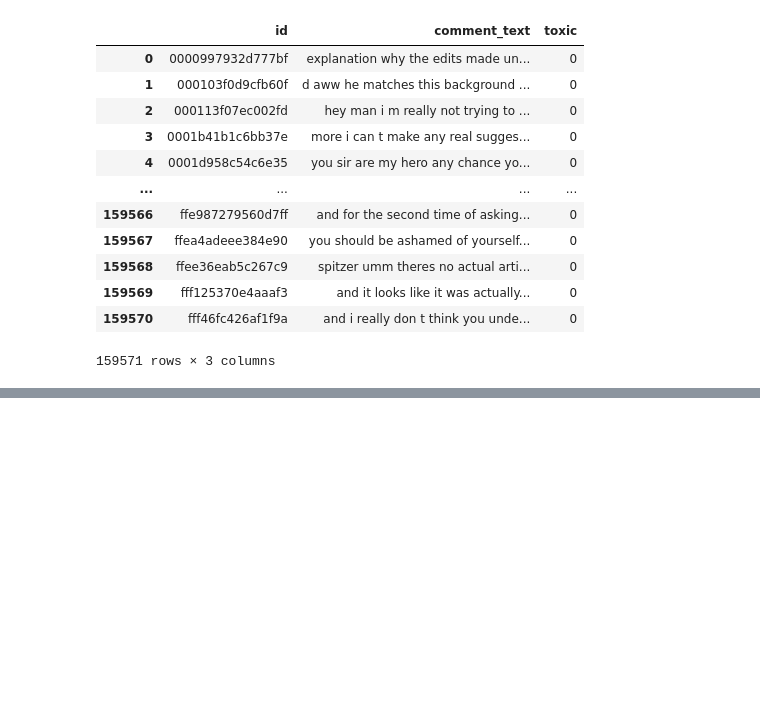
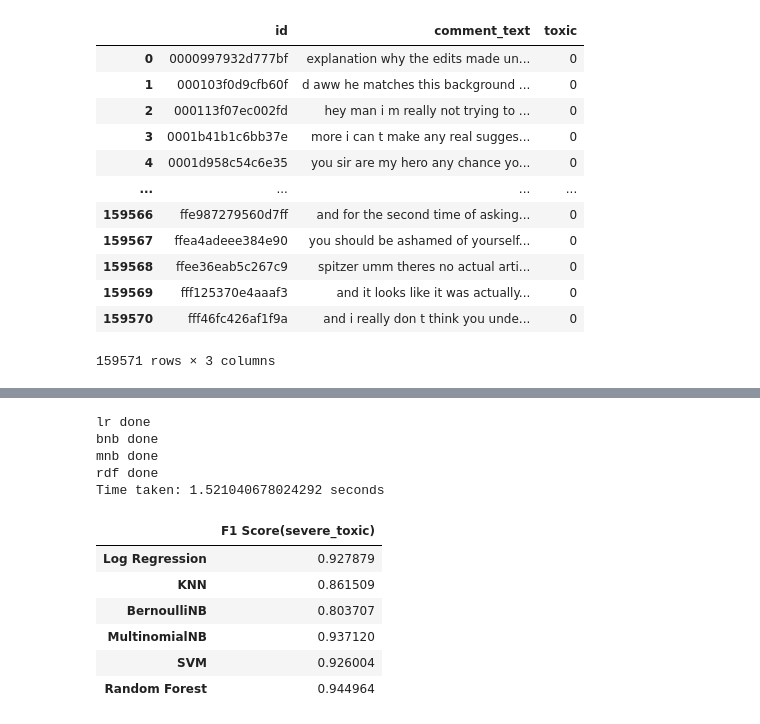
Before and after one commit to amiruddinsaifi/Technocolabs, a Jupyter notebook: toxic comment classification.ipynb, the cells around one changed output, grey strips where cells are left out. Saved outputs shown, nothing was run; the diff lists cells and outputs as text; code cells hidden in the pictures; blank space fills up the shorter version.

```diff
--- a/toxic comment classification.ipynb
+++ b/toxic comment classification.ipynb
@@ -513,0 +538,5 @@ train_ide = train.loc[:,['id','comment_text','identity_hate']]
+# %%
+train_sev_1 = train_sev[train_sev['severe_toxic'] == 1].iloc[0:1595,:]
+train_sev_0 = train_sev[train_sev['severe_toxic'] == 0].iloc[0:1595,:]
+train_sev_done = pd.concat([train_sev_1, train_sev_0], axis=0)
+train_sev_done.shape
@@ -513,0 +720,25 @@ train_ide = train.loc[:,['id','comment_text','identity_hate']]
+# %%
+t0 = time.time()
+
+df_sev_cv = cv_tf_train_test(train_sev_done, 'severe_toxic', TfidfVectorizer, (1,1))
+df_sev_cv.rename(columns={'F1 Score': 'F1 Score(severe_toxic)'}, inplace=True)
+
+t1 = time.time()
+
+total = 'Time taken: {} seconds'.format(t1-t0)
+print(total)
+
+df_sev_cv
+# %% [output]
+lr done
+bnb done
+mnb done
+rdf done
+Time taken: 1.521040678024292 seconds
+|  | F1 Score(severe_toxic) |
+| Log Regression | 0.927879 |
+| KNN | 0.861509 |
+| BernoulliNB | 0.803707 |
+| MultinomialNB | 0.937120 |
+| SVM | 0.926004 |
+| Random Forest | 0.944964 |
```
Also changed, not shown: parts of 26 cells of this notebook.
